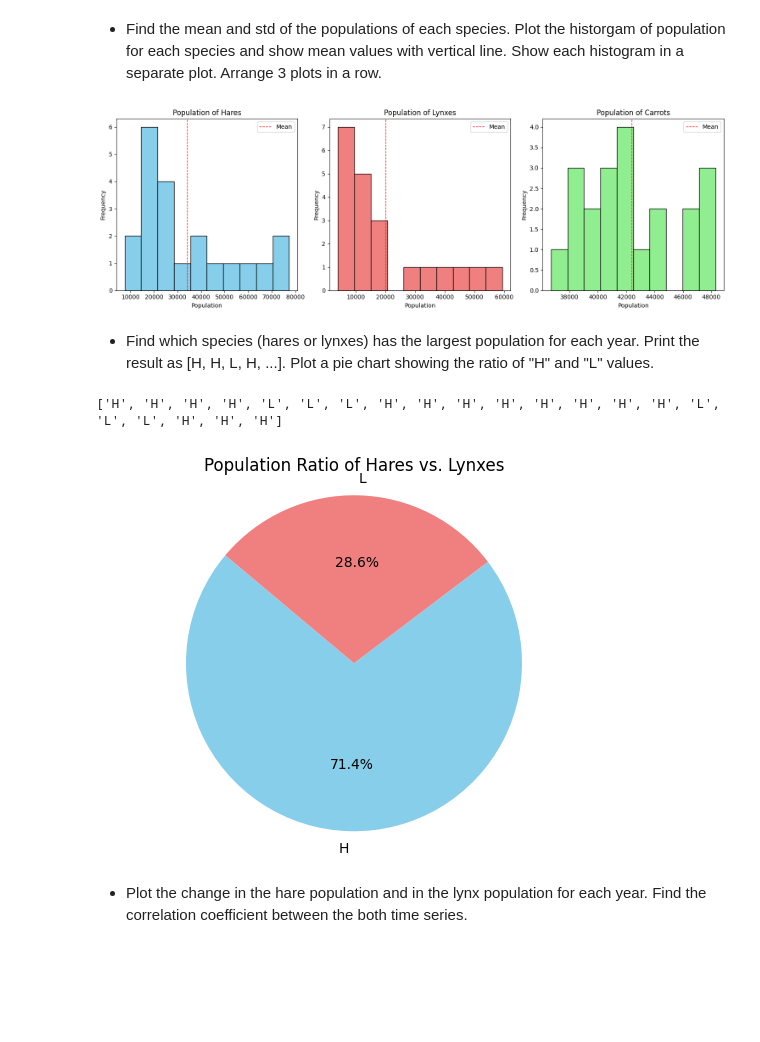
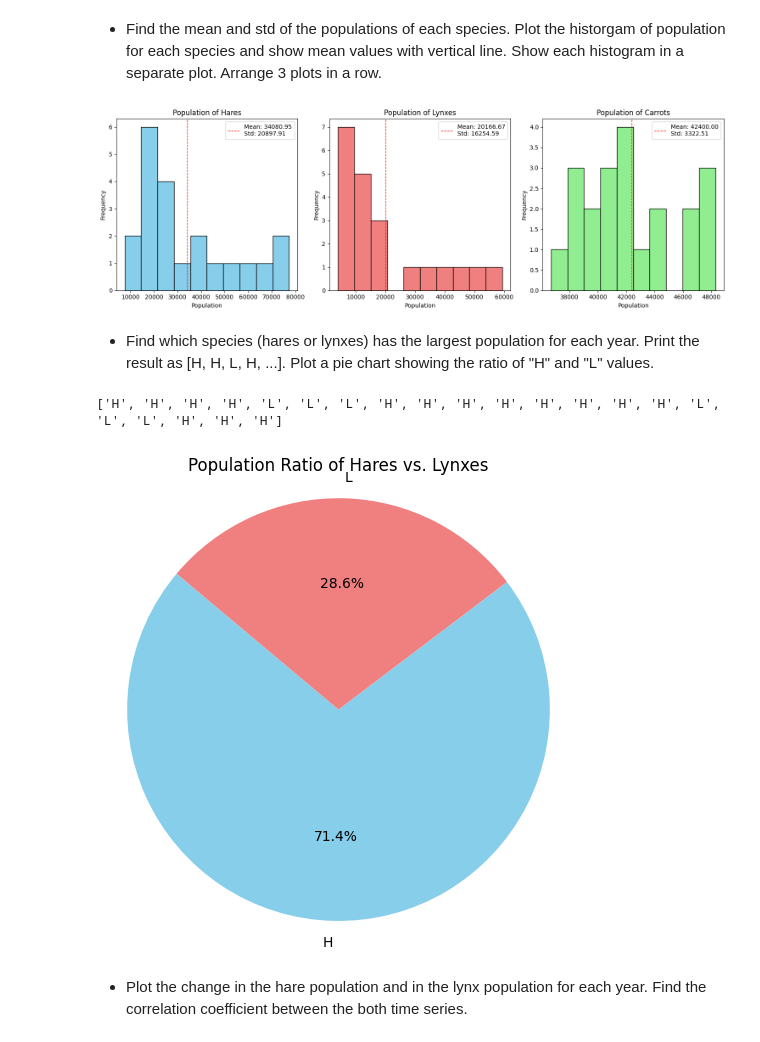
Before and after one commit to placeforyourad/Statprak, a Jupyter notebook: 2_numpy+matplotlib_.ipynb, the cells around one changed output. Saved outputs shown, nothing was run; the diff lists cells and outputs as text; code cells hidden in the pictures; blank space fills up the shorter version.

```diff
--- a/2_numpy+matplotlib_.ipynb
+++ b/2_numpy+matplotlib_.ipynb
@@ -917,0 +890,25 @@ plt.show()
+# %%
+import pandas as pd
+import matplotlib.pyplot as plt
+
+
+data = np.loadtxt('http://www.scipy-lectures.org/_downloads/populations.txt')
+years = data[:, 0]
+hare = data[:, 1]
+lynx = data[:, 2]
+carrot = data[:, 3]
+
+plt.figure(figsize=(10, 6))
+plt.plot(years, hare, label='Hares', marker='o')
+plt.plot(years, lynx, label='Lynxes', marker='o')
+plt.plot(years, carrot, label='Carrots', marker='o')
+
+plt.xlabel('Year')
+plt.ylabel('Population Size')
+plt.title('Population Sizes of Hares, Lynxes, and Carrots over Years')
+plt.xlim(1900,1920)
+plt.legend()
+plt.grid(True)
+plt.xticks(range(1900, 1921, 2))
+
+plt.show()
@@ -969,55 +969,56 @@ plt.show()
 # %% [markdown]
 - Find the mean and std of the populations of each species. Plot the historgam of population for each species and show mean values with vertical line. Show each histogram in a separate plot. Arrange 3 plots in a row.
 # %%
-mean_values = df.mean()
-std_values = df.std()
+mean_values = [np.mean(hare), np.mean(lynx), np.mean(carrot)]
+std_values = [np.std(hare), np.std(lynx), np.std(carrot)]
 
 plt.figure(figsize=(15, 5))
 
 plt.subplot(1, 3, 1)
-plt.hist(df['hare'], color='skyblue', edgecolor='black', bins=10)
-plt.axvline(mean_values[1], color='r', linestyle='dashed', linewidth=1)
+plt.hist(hare, color='skyblue', edgecolor='black', bins=10)
+plt.axvline(mean_values[0], color='r', linestyle='dashed', linewidth=1, label=f'Mean: {mean_values[0]:.2f}\nStd: {std_values[0]:.2f}')
 plt.title('Population of Hares')
 plt.xlabel('Population')
 plt.ylabel('Frequency')
-plt.legend(['Mean'])
+plt.legend()
 
 plt.subplot(1, 3, 2)
-plt.hist(df['lynx'], color='lightcoral', edgecolor='black', bins=10)
-plt.axvline(mean_values[2], color='r', linestyle='dashed', linewidth=1)
+plt.hist(lynx, color='lightcoral', edgecolor='black', bins=10)
+plt.axvline(mean_values[1], color='r', linestyle='dashed', linewidth=1, label=f'Mean: {mean_values[1]:.2f}\nStd: {std_values[1]:.2f}')
 plt.title('Population of Lynxes')
 plt.xlabel('Population')
 plt.ylabel('Frequency')
-plt.legend(['Mean'])
+plt.legend()
 
 plt.subplot(1, 3, 3)
-plt.hist(df['carrot'], color='lightgreen', edgecolor='black', bins=10)
-plt.axvline(mean_values[3], color='r', linestyle='dashed', linewidth=1)
+plt.hist(carrot, color='lightgreen', edgecolor='black', bins=10)
+plt.axvline(mean_values[2], color='r', linestyle='dashed', linewidth=1, label=f'Mean: {mean_values[2]:.2f}\nStd: {std_values[2]:.2f}')
 plt.title('Population of Carrots')
 plt.xlabel('Population')
 plt.ylabel('Frequency')
-plt.legend(['Mean'])
+plt.legend()
 
 plt.tight_layout()
 plt.show()
 # %% [output]
-[figure, old version]
+[figure, new version]
 # %% [markdown]
 - Find which species (hares or lynxes) has the largest population for each year. Print the result as [H, H, L, H, ...]. Plot a pie chart showing the ratio of "H" and "L" values.
 # %%
-max_species = df[['hare', 'lynx']].idxmax(axis=1)
-result = ['H' if val == 'hare' else 'L' for val in max_species]
+max_species = ['H' if h > l else 'L' for h, l in zip(hare, lynx)]
 
-print(result)
+print(max_species)
 
-species_counts = pd.Series(result).value_counts()
-plt.pie(species_counts, labels=species_counts.index, autopct='%1.1f%%', startangle=140, colors=['skyblue', 'lightcoral'])
+species_counts = {'H': max_species.count('H'), 'L': max_species.count('L')}
+
+plt.figure(figsize=(6, 6))
+plt.pie(species_counts.values(), labels=species_counts.keys(), autopct='%1.1f%%', startangle=140, colors=['skyblue', 'lightcoral'])
 plt.axis('equal')
 plt.title('Population Ratio of Hares vs. Lynxes')
 plt.show()
 # %% [output]
 ['H', 'H', 'H', 'H', 'L', 'L', 'L', 'H', 'H', 'H', 'H', 'H', 'H', 'H', 'H', 'L', 'L', 'L', 'H', 'H', 'H']
-[figure, old version]
+[figure, new version]
 # %% [markdown]
 - Plot the change in the hare population and in the lynx population for each year. Find the correlation coefficient between the both time series.
 # %%
```
Also changed, not shown: parts of 8 cells of this notebook.
